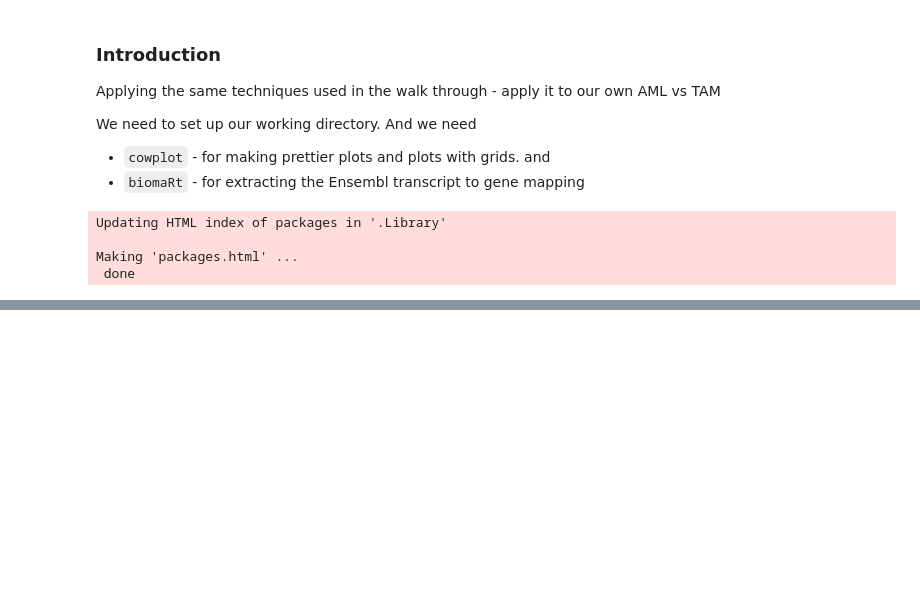
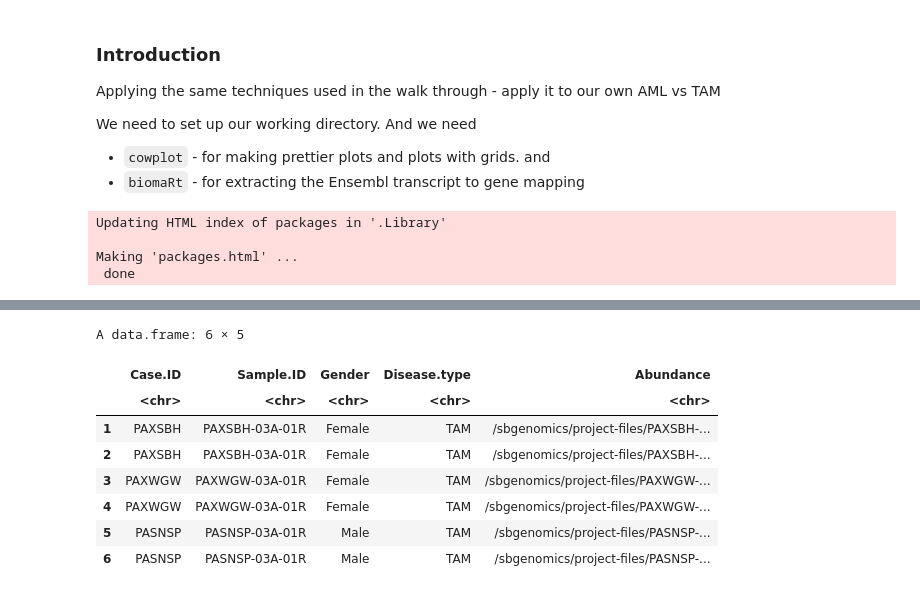
Before and after one commit to adeslatt/pediatric-DS-AML-TAM-Analysis, a Jupyter notebook: notebooks/sleuthAnalysisTAMvsAML.ipynb, the cells around one changed output, grey strips where cells are left out. Drawn from its saved outputs; the diff is of its cells as text; code cells hidden in the pictures; blank space fills up the shorter version.

```diff
--- a/notebooks/sleuthAnalysisTAMvsAML.ipynb
+++ b/notebooks/sleuthAnalysisTAMvsAML.ipynb
@@ -69,0 +297,12 @@ also installing the dependencies ‘zlibbioc’, ‘GenomeInfoDbData’, ‘XVec
+# %%
+head(metadata)
+# %% [output]
+A data.frame: 6 × 5
+|  | Case.ID | Sample.ID | Gender | Disease.type | Abundance |
+|  | <chr> | <chr> | <chr> | <chr> | <chr> |
+| 1 | PAXSBH | PAXSBH-03A-01R | Female | TAM | /sbgenomics/project-files/PAXSBH-... |
+| 2 | PAXSBH | PAXSBH-03A-01R | Female | TAM | /sbgenomics/project-files/PAXSBH-... |
+| 3 | PAXWGW | PAXWGW-03A-01R | Female | TAM | /sbgenomics/project-files/PAXWGW-... |
+| 4 | PAXWGW | PAXWGW-03A-01R | Female | TAM | /sbgenomics/project-files/PAXWGW-... |
+| 5 | PASNSP | PASNSP-03A-01R | Male | TAM | /sbgenomics/project-files/PASNSP-... |
+| 6 | PASNSP | PASNSP-03A-01R | Male | TAM | /sbgenomics/project-files/PASNSP-... |
```
Also changed, not shown: parts of 43 cells of this notebook.
